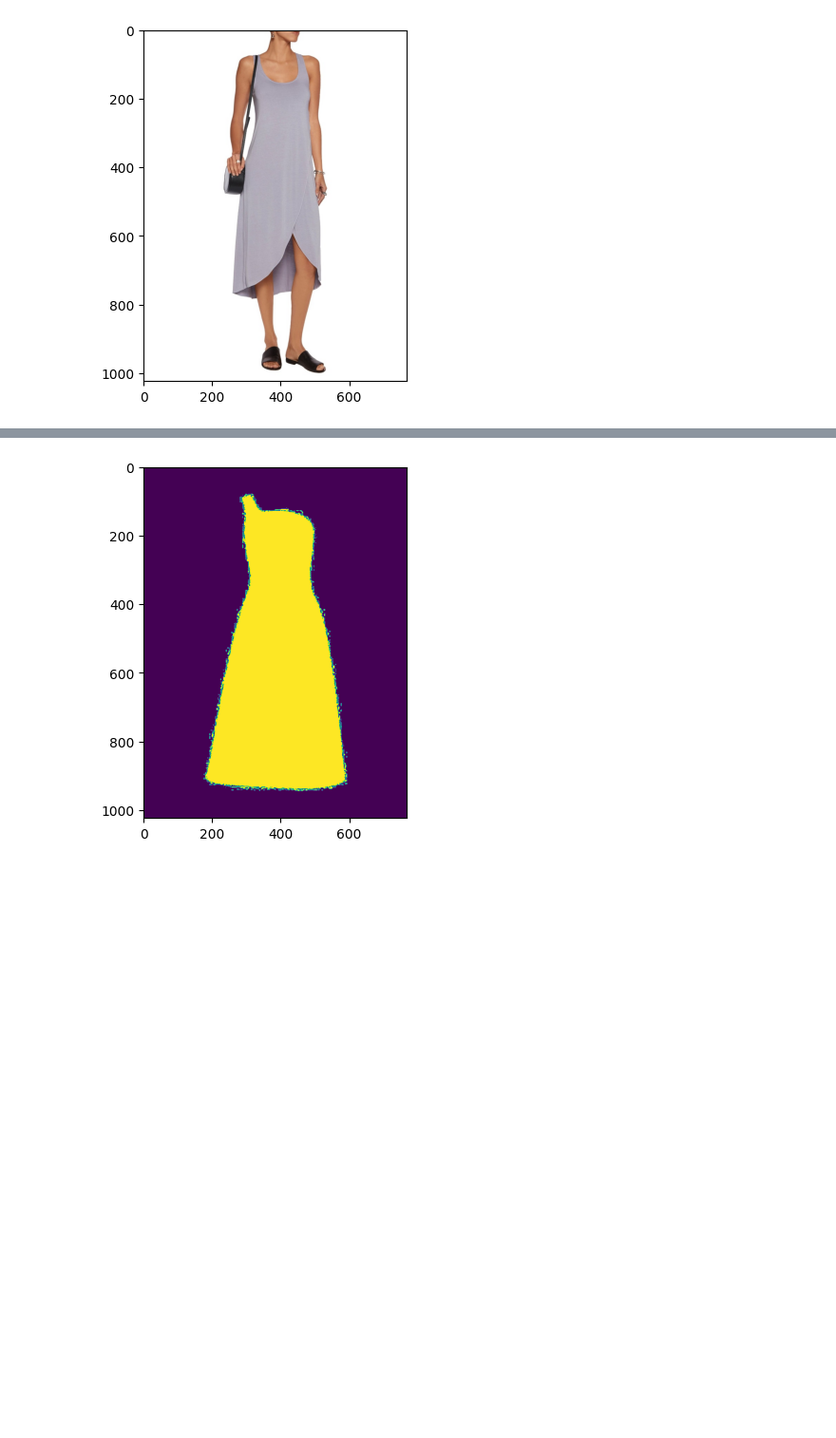
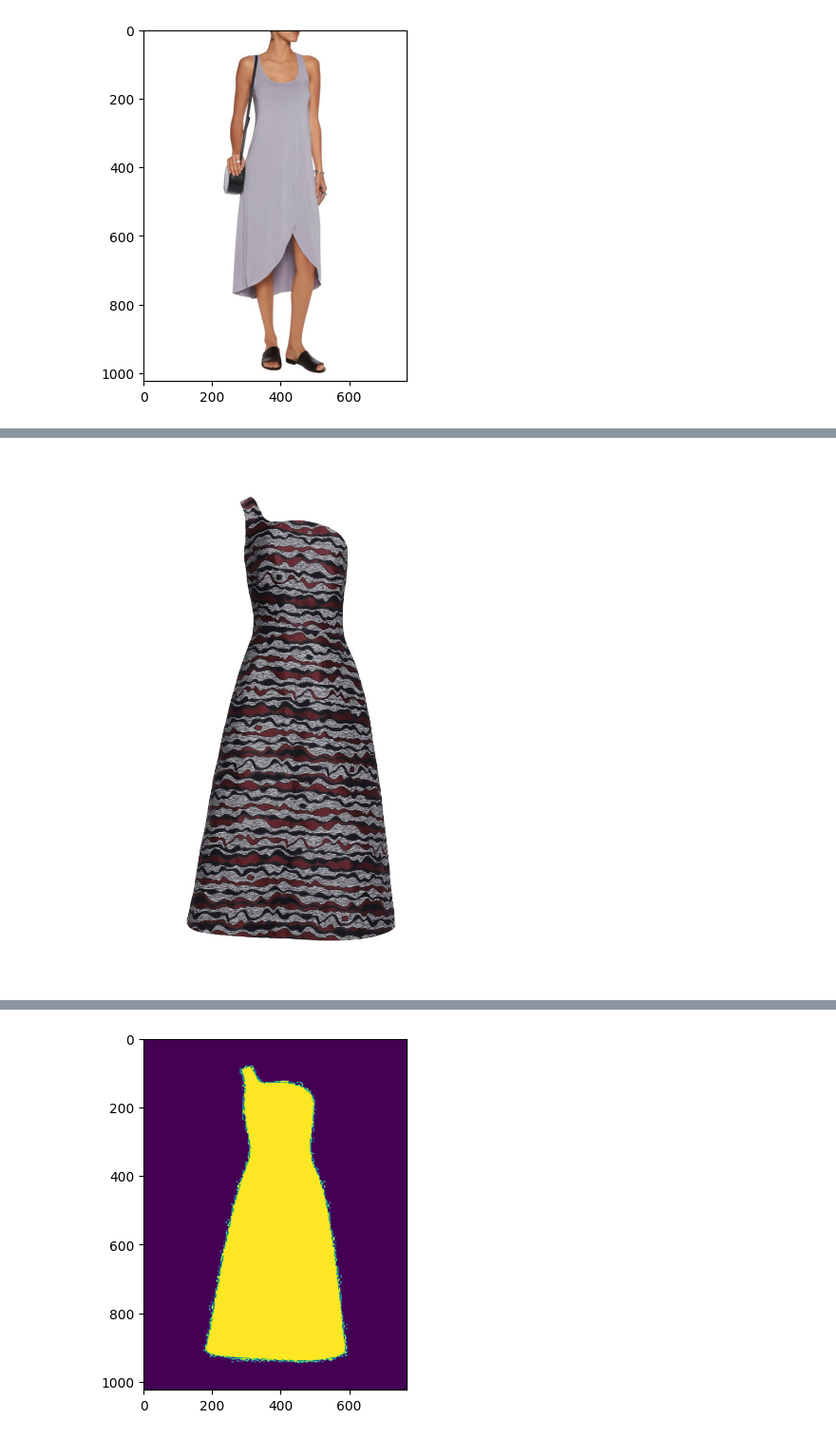
Before and after one commit to ManuelCecere/AnyDoor, a Jupyter notebook: playground.ipynb, the cells around one changed output, grey strips where cells are left out. Shown at 95% size. Saved outputs shown, nothing was run; the diff lists cells and outputs as text; code cells hidden in the pictures; blank space fills up the shorter version.

```diff
--- a/playground.ipynb
+++ b/playground.ipynb
@@ -522,0 +136,8 @@ mask = (sample["cloth"][0] < 1).numpy().astype(np.uint8)[0]
+# %%
+to_pil_image = ToPILImage()
+img = to_pil_image(sample["cloth"][0].permute(2,0,1))
+
+# Display the image
+img.show()
+# %% [output]
+[figure, added]
```
Also changed, not shown: parts of 21 cells of this notebook, 5 other files.
